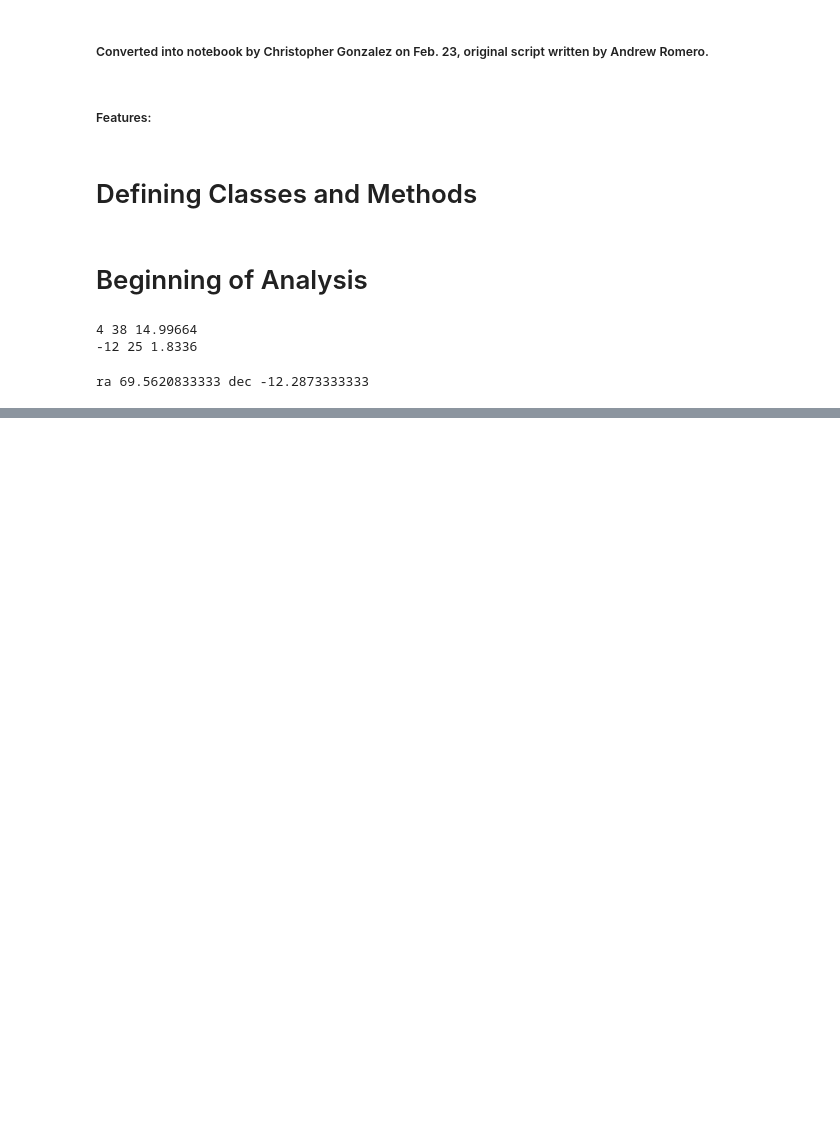
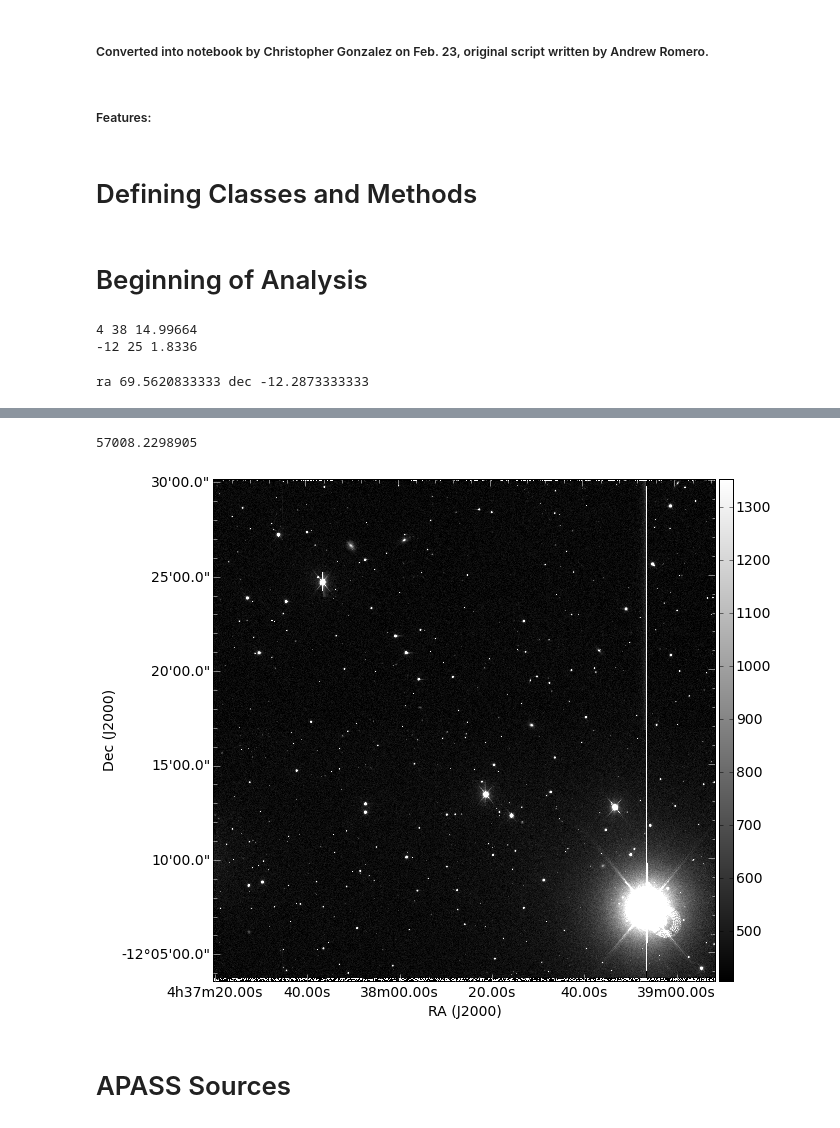
Before and after one commit to lmoustakas/lcolens, a Jupyter notebook: python/cmg/analysis_lib_demo_chris.ipynb, the cells around one changed output, grey strips where cells are left out. Cells and saved outputs as stored; diff of their text form; code cells hidden in the pictures; blank space fills up the shorter version.

```diff
--- a/python/cmg/analysis_lib_demo_chris.ipynb
+++ b/python/cmg/analysis_lib_demo_chris.ipynb
@@ -447,0 +426,4 @@ INFO: Auto-setting vmax to  5.823e+02 [aplpy.core]
+# %%
+print a1.mjd
+# %% [output]
+57008.2298905
@@ -447,0 +434,6 @@ INFO: Auto-setting vmax to  5.823e+02 [aplpy.core]
+# %%
+a1.plot_image()
+# %% [output]
+[figure, added]
+# %% [markdown]
+# APASS Sources
```
Also changed, not shown: parts of 14 cells of this notebook, 4 other files.
